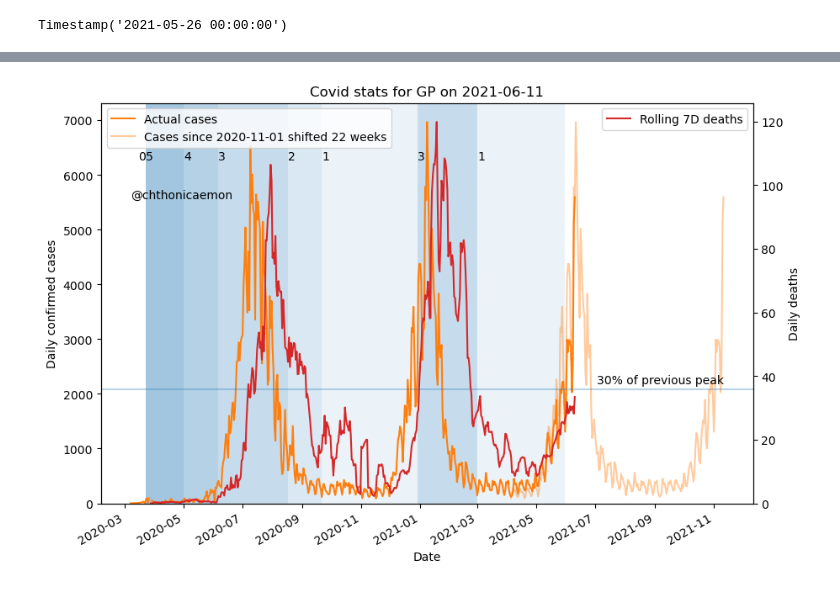
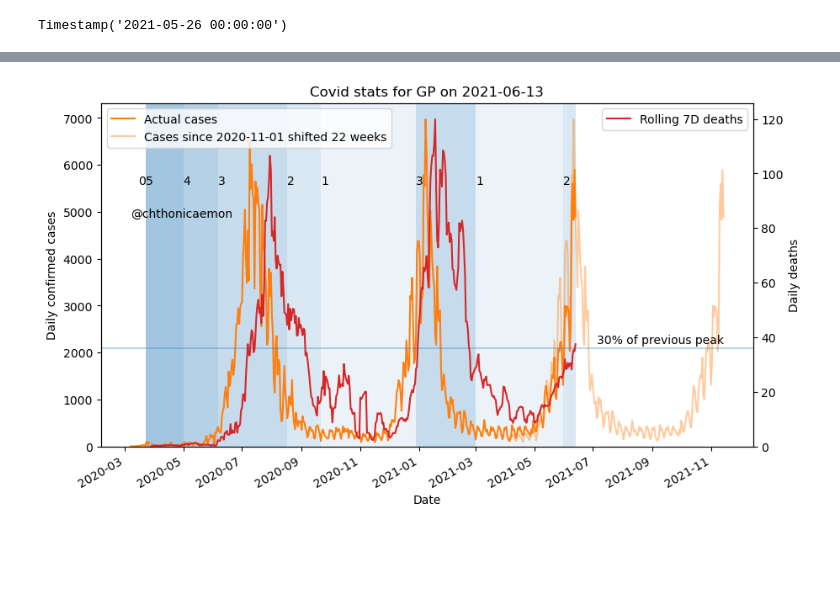
Before and after one commit to alchemyst/covid, a Jupyter notebook: COVID_in_South_Africa.ipynb, the cells around one changed output, grey strips where cells are left out. Saved outputs shown, nothing was run; the diff lists cells and outputs as text; code cells hidden in the pictures; blank space fills up the shorter version.

Commit message:
Update last level + tiled output

```diff
--- a/COVID_in_South_Africa.ipynb
+++ b/COVID_in_South_Africa.ipynb
@@ -44,7 +44,7 @@ newdeaths = deaths[province].diff()
 # %%
 import datetime
 # %%
-today = datetime.date.today()
+today = max(cases.index).date()
 # %%
 startdate = shifts.loc[province, 'startdate']
 shift = shifts.loc[province, 'shift']
@@ -155,4 +155,4 @@ Timestamp('2021-05-26 00:00:00')
 # %%
 deathroll = '7D'
 # %%
-levels.append([''])
+levels = levels.append({'date': today, 'level': levels.iloc[-1]['level']}, ignore_index=True)
@@ -170,43 +159,42 @@ levels.append([''])
 # %%
 from more_itertools import pairwise
 # %%
-fig, ax_cases = plt.subplots(figsize=(10, 7), dpi=100)
+fig, ax_cases = plt.subplots(figsize=(10, 6), dpi=100)
 ax_deaths = ax_cases.twinx()
 # ax_deaths.spines['right'].set_edgecolor('C3')
 
 for left, right in pairwise(levels.itertuples()):
     ax_cases.axvspan(left.date, right.date, alpha=left.level/12)
-    ax_cases.annotate(left.level, (left.date, peak_rate*0.9))
+    ax_cases.annotate(left.level, (left.date, peak_rate*0.8))
 
 newcases.plot(ax=ax_cases, color='C1', label='Actual cases')
 shifted.plot(ax=ax_cases, color='C1', alpha=0.4, label=f'Cases since {startdate} shifted {shift} weeks')
 
 newdeaths.rolling(deathroll).mean().plot(ax=ax_deaths, label=f'Rolling {deathroll} deaths', color='C3')
 if show_deathprediction:
     combined['prediction'].plot(ax=ax_deaths, label="Death model", color='C3', style='--')
 # newcases.rolling('7D').mean().plot()
 ax_cases.axhline(peak_rate*cutoff, alpha=0.3)
 # ax_cases.axvline(predicted_third_wave, alpha=0.3)
 ax_cases.set(
     xlabel='Date',
     ylabel=f'Daily confirmed cases',
     title=f"Covid stats for {province} on {today}",
 )
 ax_cases.set_ylim(bottom=0)
 ax_deaths.set_ylim(bottom=0)
 ax_deaths.set(
     ylabel='Daily deaths'
 )
 ax_cases.legend(loc="upper left")
 ax_deaths.legend(loc="upper right")
 ax_cases.text(combined.index[-1], peak_rate*cutoff*1.05, f'{cutoff:.0%} of previous peak', horizontalalignment='right')
-ax_cases.text(newcases.index[1], peak_rate*0.8, '@chthonicaemon')
-
+ax_cases.text(newcases.index[1], peak_rate*0.7, '@chthonicaemon')
 
 # ax_cases.text(predicted_third_wave, 100, predicted_third_wave.date())
 if show_deathmodel:
     ax_model = ax_cases.inset_axes([0.78, 0.65, 0.2, 0.2])
     plotmodel(*opt.x, ax_model)
 plt.savefig(f'output/covid_{province}.{outformat}')
 # %% [output]
-[figure, old version]
+[figure, new version]
```
Also changed, not shown: parts of 5 cells of this notebook, 2 other files.
